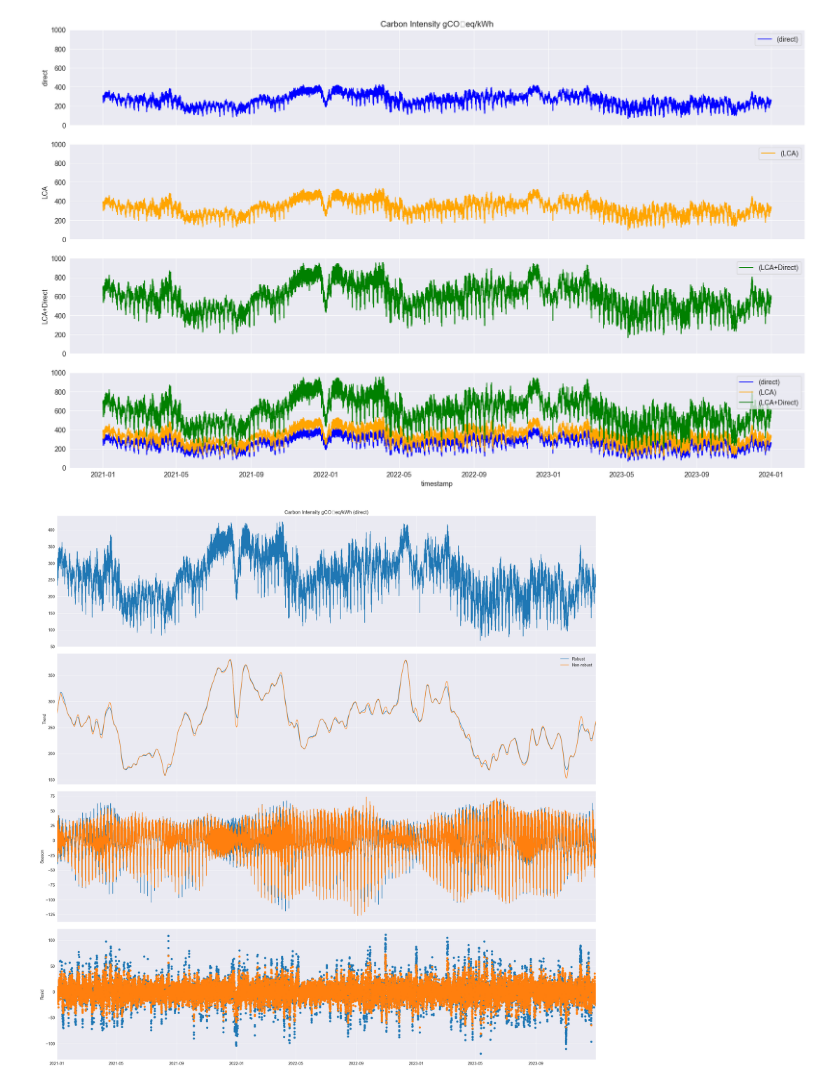
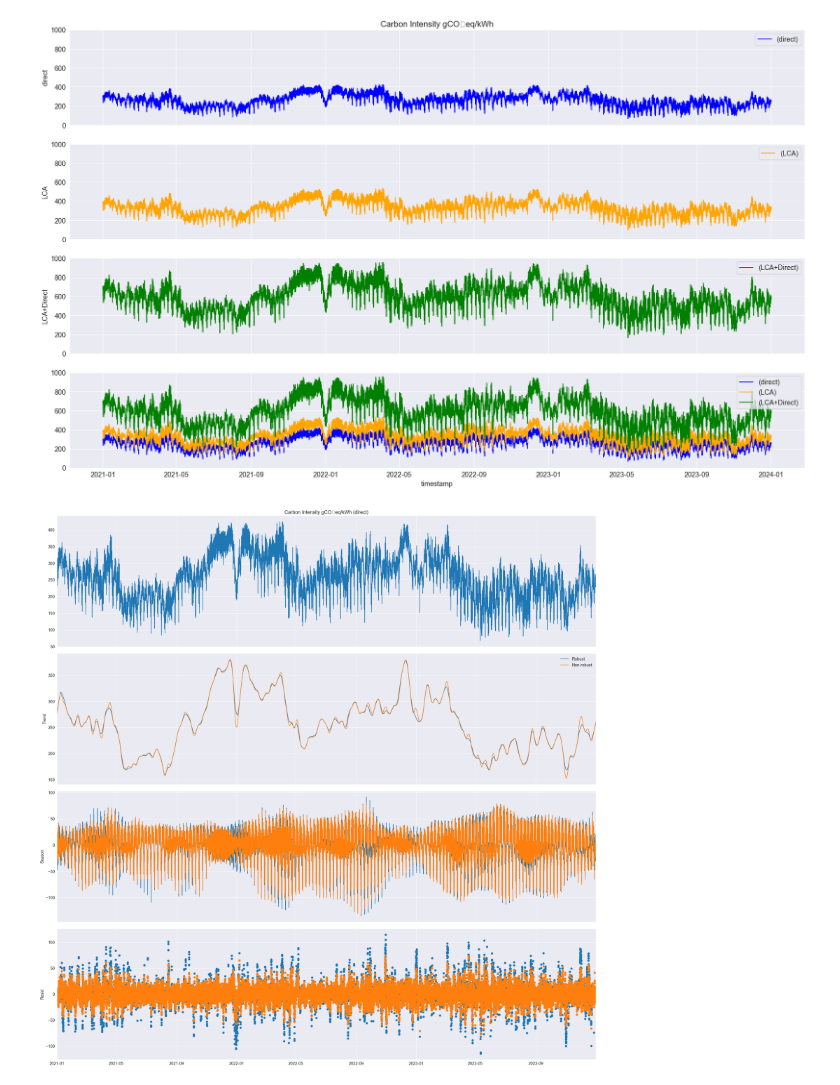
Before and after one commit to LSquarzoni/GreenTeam, a Jupyter notebook: CI_Dataset_plotting.ipynb, the cells around one changed output. Saved outputs shown, nothing was run; the diff lists cells and outputs as text; code cells hidden in the pictures.

```diff
--- a/CI_Dataset_plotting.ipynb
+++ b/CI_Dataset_plotting.ipynb
@@ -130,28 +130,28 @@ plt.show()
 # %%
 # Seasonal-Trend Decomposition
 register_matplotlib_converters()
 sns.set_style("darkgrid")
 
 plt.rc("figure", figsize=(25, 25))
 plt.rc("font", size=13)
 
 def add_stl_plot(fig, res, legend):
     """Add 3 plots from a second STL fit"""
     axs = fig.get_axes()
     comps = ["trend", "seasonal", "resid"]
     for ax, comp in zip(axs[1:], comps):
         series = getattr(res, comp)
         if comp == "resid":
             ax.plot(series, marker="o", linestyle="none")
         else:
             ax.plot(series)
             if comp == "trend":
                 ax.legend(legend, frameon=False)
 
-stl = STL(dataset_CI['Carbon Intensity gCO₂eq/kWh (direct)'], period=7*24 + 1, robust=True)  # the period is set to one week
+stl = STL(dataset_CI['Carbon Intensity gCO₂eq/kWh (direct)'], period=7*24, robust=True)  # the period is set to one week
 res_robust = stl.fit()
 fig = res_robust.plot()
-res_non_robust = STL(dataset_CI['Carbon Intensity gCO₂eq/kWh (direct)'], period=7*24 + 1, robust=False).fit()
+res_non_robust = STL(dataset_CI['Carbon Intensity gCO₂eq/kWh (direct)'], period=7*24, robust=False).fit()
 add_stl_plot(fig, res_non_robust, ["Robust", "Non-robust"])
 # %% [output]
-[figure, old version]
+[figure, new version]
```
Also changed, not shown: parts of 4 cells of this notebook, 3 other files.
